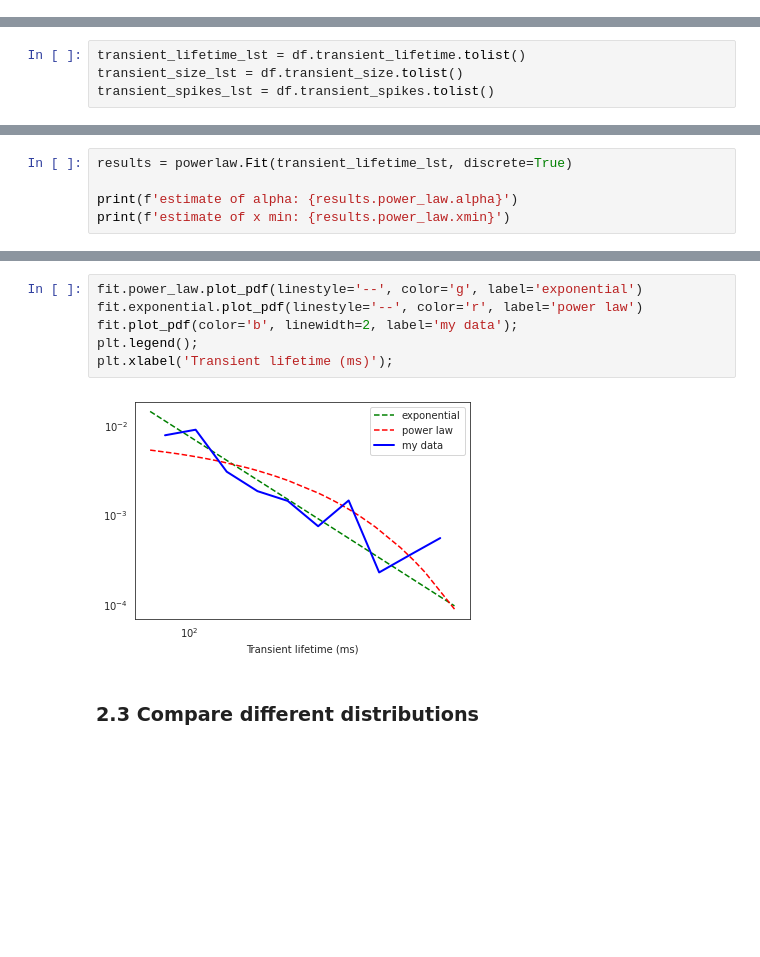
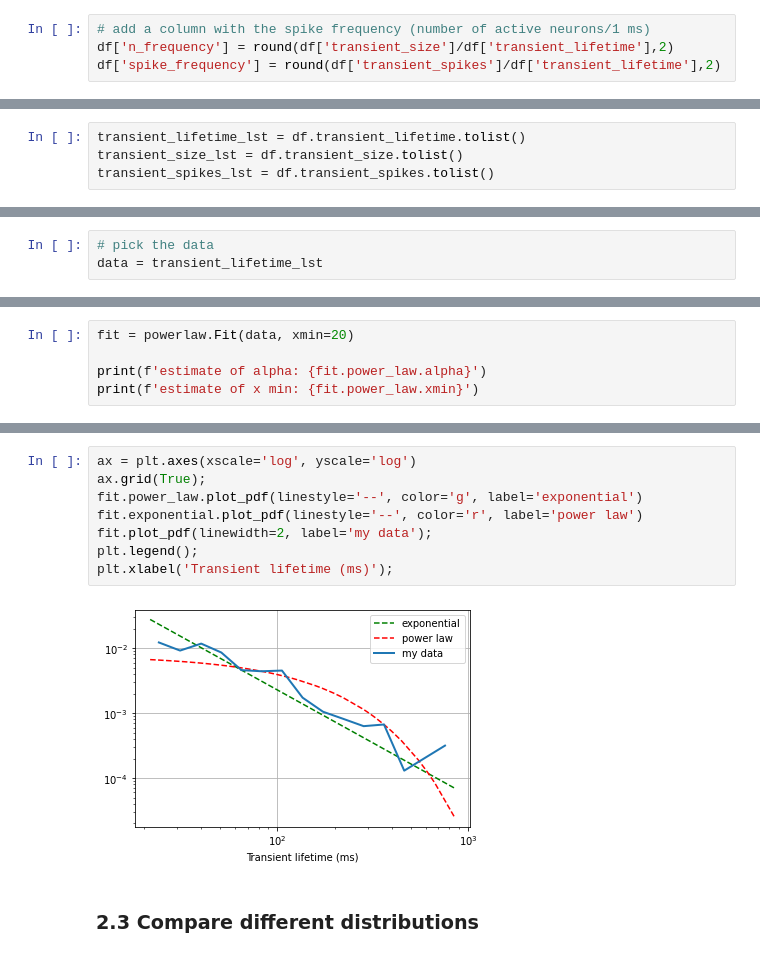
Before and after one commit to daphnecor/Transients, a Jupyter notebook: fitting_data_to_distributions.ipynb, the cells around one changed output, grey strips where cells are left out. Drawn from its saved outputs; the diff is of its cells as text; blank space fills up the shorter version.

```diff
--- a/fitting_data_to_distributions.ipynb
+++ b/fitting_data_to_distributions.ipynb
@@ -66,6 +71,10 @@ d = {'transient_spikes':transient_spikes, 'transient_lifetime':transient_lifetim
 df = pd.DataFrame(data=d)
 # %% [output]
 Simulation done! time: 42 seconds
+# %%
+# add a column with the spike frequency (number of active neurons/1 ms)
+df['n_frequency'] = round(df['transient_size']/df['transient_lifetime'],2)
+df['spike_frequency'] = round(df['transient_spikes']/df['transient_lifetime'],2)
 # %%
 df
 # %% [output]
@@ -89 +117,4 @@ transient_spikes_lst = df.transient_spikes.tolist()
+# %%
+# pick the data
+data = transient_lifetime_lst
 # %%
@@ -114,6 +126,6 @@ Figure 1C visualizes the differences in fit between power law and exponential di
 # %%
-results = powerlaw.Fit(transient_lifetime_lst, discrete=True)
+fit = powerlaw.Fit(data, xmin=20)
 
-print(f'estimate of alpha: {results.power_law.alpha}')
-print(f'estimate of x min: {results.power_law.xmin}')
+print(f'estimate of alpha: {fit.power_law.alpha}')
+print(f'estimate of x min: {fit.power_law.xmin}')
 # %% [output]
@@ -141,11 +158,13 @@ powerlaw.plot_pdf(transient_lifetime_lst, color='b', linewidth=2);
 # %%
+ax = plt.axes(xscale='log', yscale='log')
+ax.grid(True);
 fit.power_law.plot_pdf(linestyle='--', color='g', label='exponential')
 fit.exponential.plot_pdf(linestyle='--', color='r', label='power law')
-fit.plot_pdf(color='b', linewidth=2, label='my data');
+fit.plot_pdf(linewidth=2, label='my data');
 plt.legend();
 plt.xlabel('Transient lifetime (ms)');
 # %% [output]
-[figure, old version]
+[figure, new version]
 # %% [markdown]
 ### 2.3 Compare different distributions
 # %% [markdown]
```
Also changed, not shown: parts of 31 cells of this notebook.
